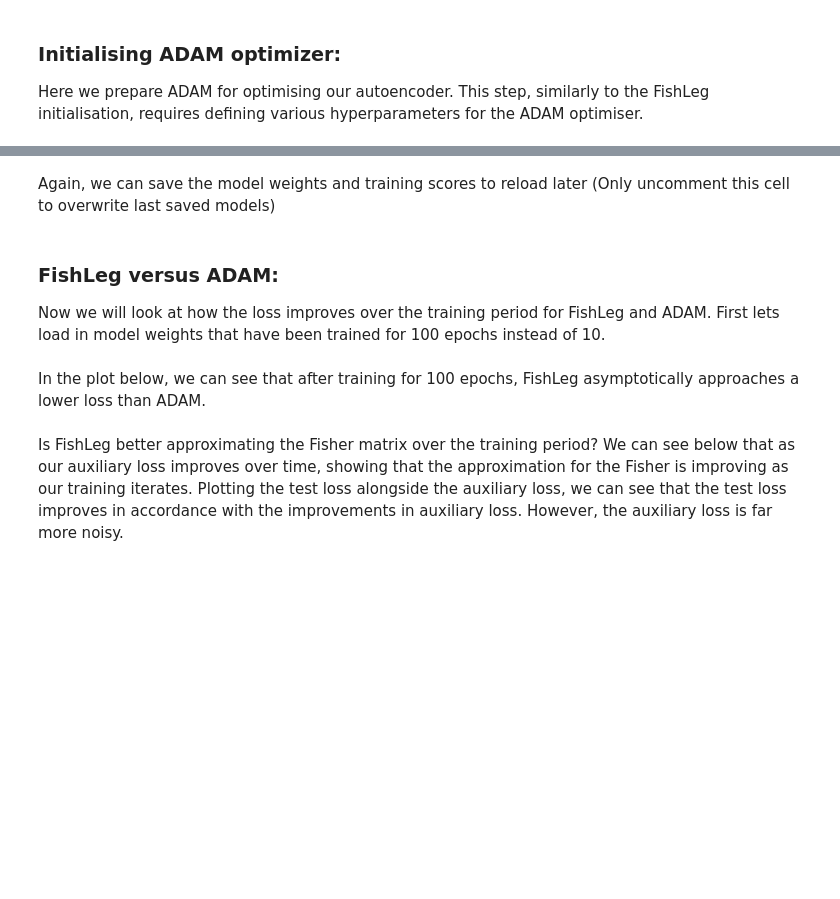
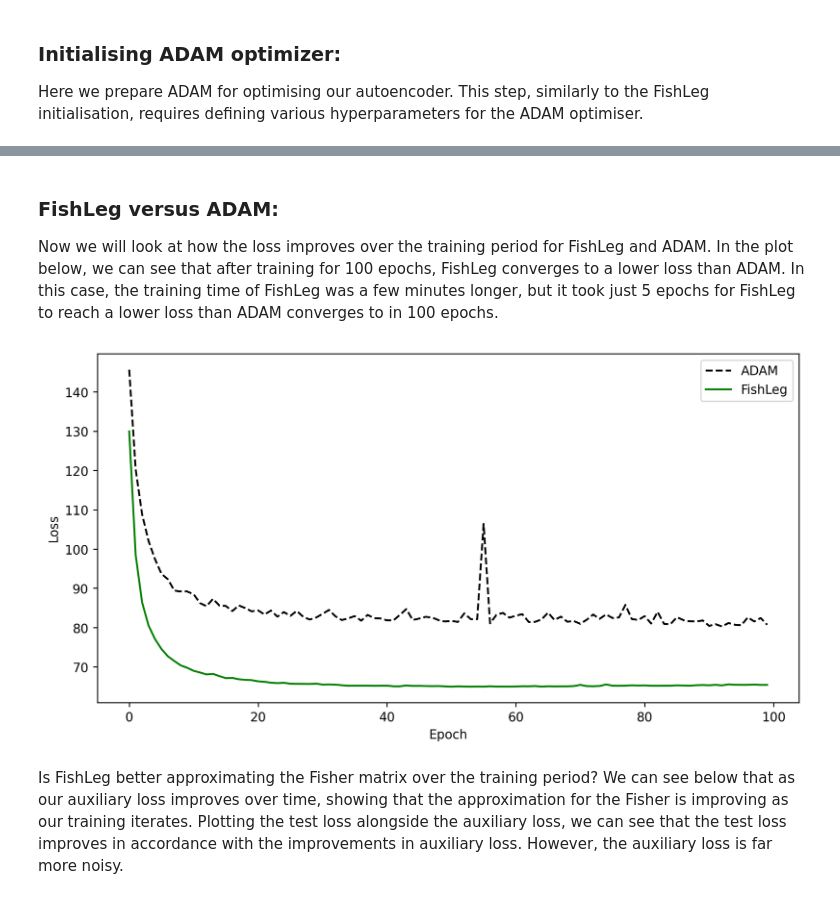
Before and after one commit to mtkresearch/FishLeg, a Jupyter notebook: examples/MNIST_autoencoder.ipynb, the cells around one changed output, grey strips where cells are left out. Drawn from its saved outputs; the diff is of its cells as text; code cells hidden in the pictures; blank space fills up the shorter version.

```diff
--- a/examples/MNIST_autoencoder.ipynb
+++ b/examples/MNIST_autoencoder.ipynb
@@ -380,2 +367,0 @@ print(f"training time: {(time.time() - st) / 60 :.2f} minutes")
-# %% [markdown]
-Again, we can save the model weights and training scores to reload later (Only uncomment this cell to overwrite last saved models)
@@ -391,32 +368,20 @@ fl_loss_array = np.array([(epoch, loss) for epoch, loss in enumerate(test_losses
 # %% [markdown]
 ### FishLeg versus ADAM:
 
-Now we will look at how the loss improves over the training period for FishLeg and ADAM. First lets load in model weights that have been trained for 100 epochs instead of 10.
+Now we will look at how the loss improves over the training period for FishLeg and ADAM. In the plot below, we can see that after training for 100 epochs, FishLeg converges to a lower loss than ADAM. In this case, the training time of FishLeg was a few minutes longer, but it took just 5 epochs for FishLeg to reach a lower loss than ADAM converges to in 100 epochs.
-# %%
-retrieve_epoch = 100
-#retrieve_epoch = 100
-model_FishLeg.load_state_dict(torch.load(f'pretrained_example_models/MNIST/epoch{retrieve_epoch}/MNIST_FishLeg_epoch{retrieve_epoch}.pt'))
-model_FishLeg.eval()
-
-model_ADAM.load_state_dict(torch.load(f'pretrained_example_models/MNIST/epoch{retrieve_epoch}/MNIST_ADAM_epoch{retrieve_epoch}.pt'))
-model_ADAM.eval()
-
-test_losses_ADAM= np.genfromtxt(f'pretrained_example_models/MNIST/epoch{retrieve_epoch}/MNIST_ADAM_epoch{retrieve_epoch}.csv', delimiter=',', skip_header=1).T
-test_losses_FishLeg = np.genfromtxt(f'pretrained_example_models/MNIST/epoch{retrieve_epoch}/MNIST_FishLeg_epoch{retrieve_epoch}.csv', delimiter=',', skip_header=1).T
-auxiliary_losses = np.genfromtxt(f'pretrained_example_models/MNIST/epoch{retrieve_epoch}/MNIST_FishLeg_aux_epoch{retrieve_epoch}.csv', delimiter=',', skip_header=1)
-# %% [markdown]
-In the plot below, we can see that after training for 100 epochs, FishLeg asymptotically approaches a lower loss than ADAM.
 # %%
 plt.figure(figsize=(10, 5), dpi = 250)
 
-plt.plot(test_losses_ADAM[0], test_losses_ADAM[1], 'k--',label="ADAM")
-plt.plot(test_losses_FishLeg[0], test_losses_FishLeg[1], 'g',label="FishLeg")
+plt.plot(test_losses_ADAM, 'k--',label="ADAM")
+plt.plot(test_losses_FishLeg, 'g',label="FishLeg")
 
 plt.xlabel("Epoch")
 plt.ylabel("Loss")
 
 plt.legend()
 plt.show()
+# %% [output]
+[figure, added]
 # %% [markdown]
 Is FishLeg better approximating the Fisher matrix over the training period? We can see below that as our auxiliary loss improves over time, showing that the approximation for the Fisher is improving as our training iterates. Plotting the test loss alongside the auxiliary loss, we can see that the test loss improves in accordance with the improvements in auxiliary loss. However, the auxiliary loss is far more noisy.
 # %%
```
Also changed, not shown: parts of 18 cells of this notebook.
